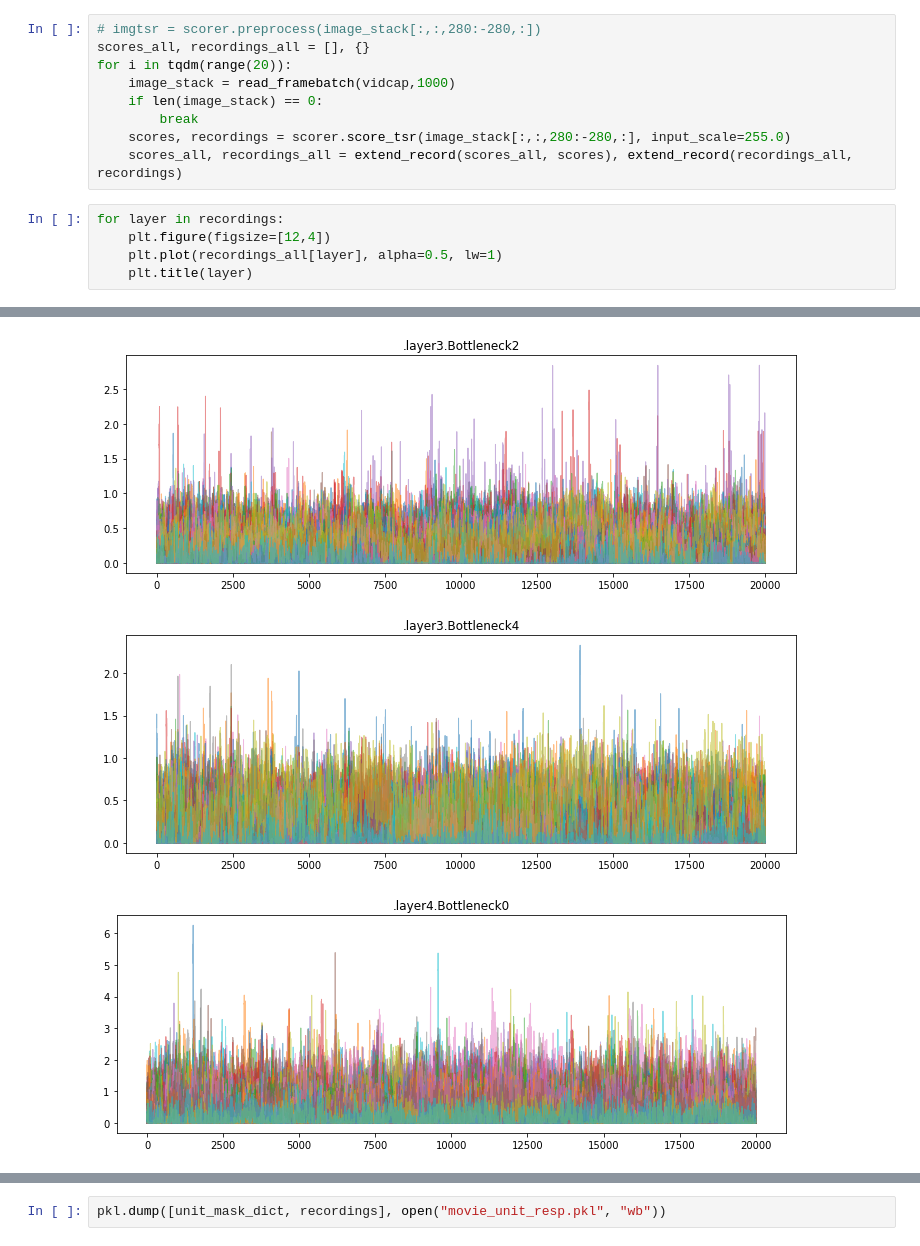
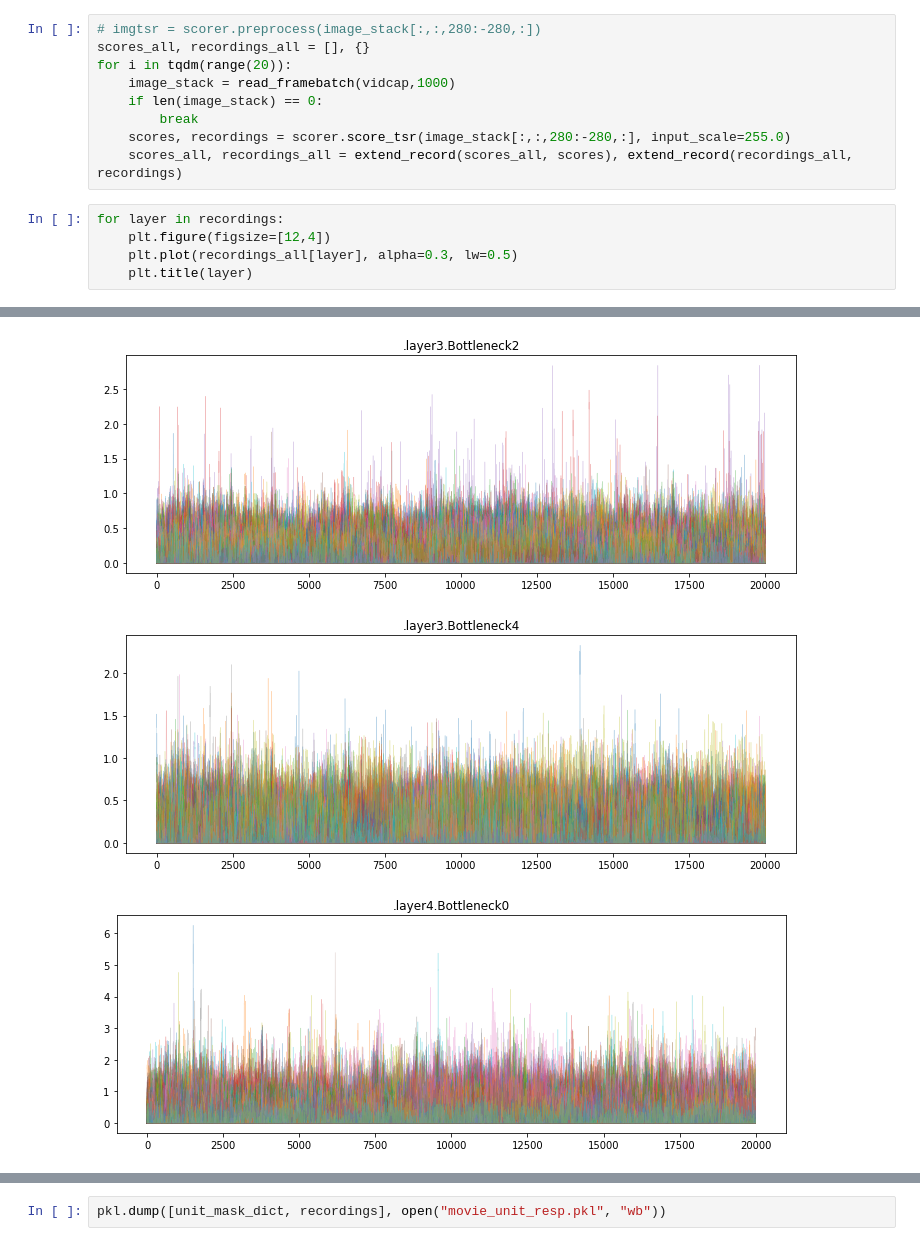
Before and after one commit to Animadversio/Visual_Neuro_InSilico_Exp, a Jupyter notebook: CNNrepr_video_timescale_analysis.ipynb, the cells around one changed output, grey strips where cells are left out. Cells and saved outputs as stored; diff of their text form.

```diff
--- a/CNNrepr_video_timescale_analysis.ipynb
+++ b/CNNrepr_video_timescale_analysis.ipynb
@@ -104,6 +114,6 @@ for i in tqdm(range(20)):
 # %%
 for layer in recordings:
     plt.figure(figsize=[12,4])
-    plt.plot(recordings_all[layer], alpha=0.5, lw=1)
+    plt.plot(recordings_all[layer], alpha=0.3, lw=0.5)
     plt.title(layer)
 # %% [output]
@@ -116,3 +126,3 @@ for layer in recordings:
-[figure, old version]
+[figure, new version]
-[figure, old version]
+[figure, new version]
-[figure, old version]
+[figure, new version]
```
Also changed, not shown: parts of 21 cells of this notebook, 3 other files.
